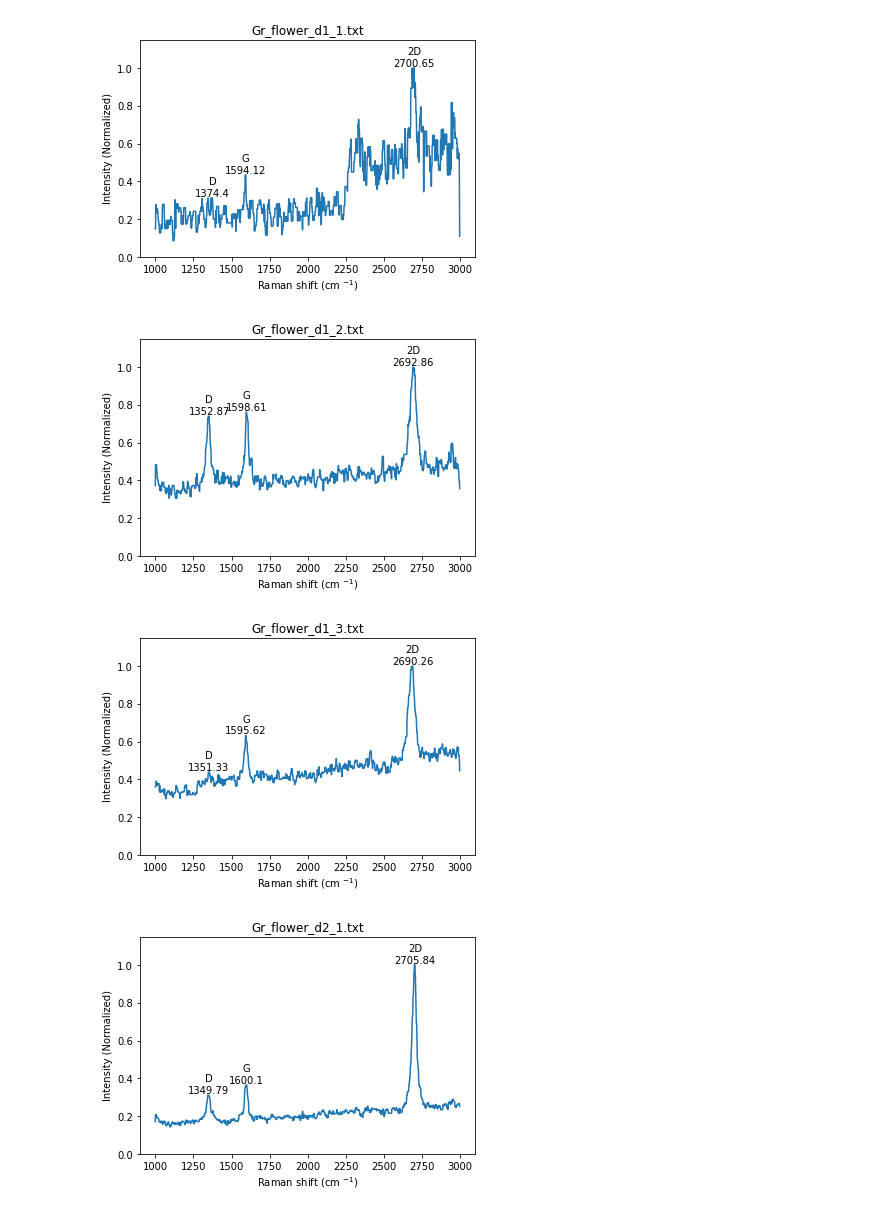
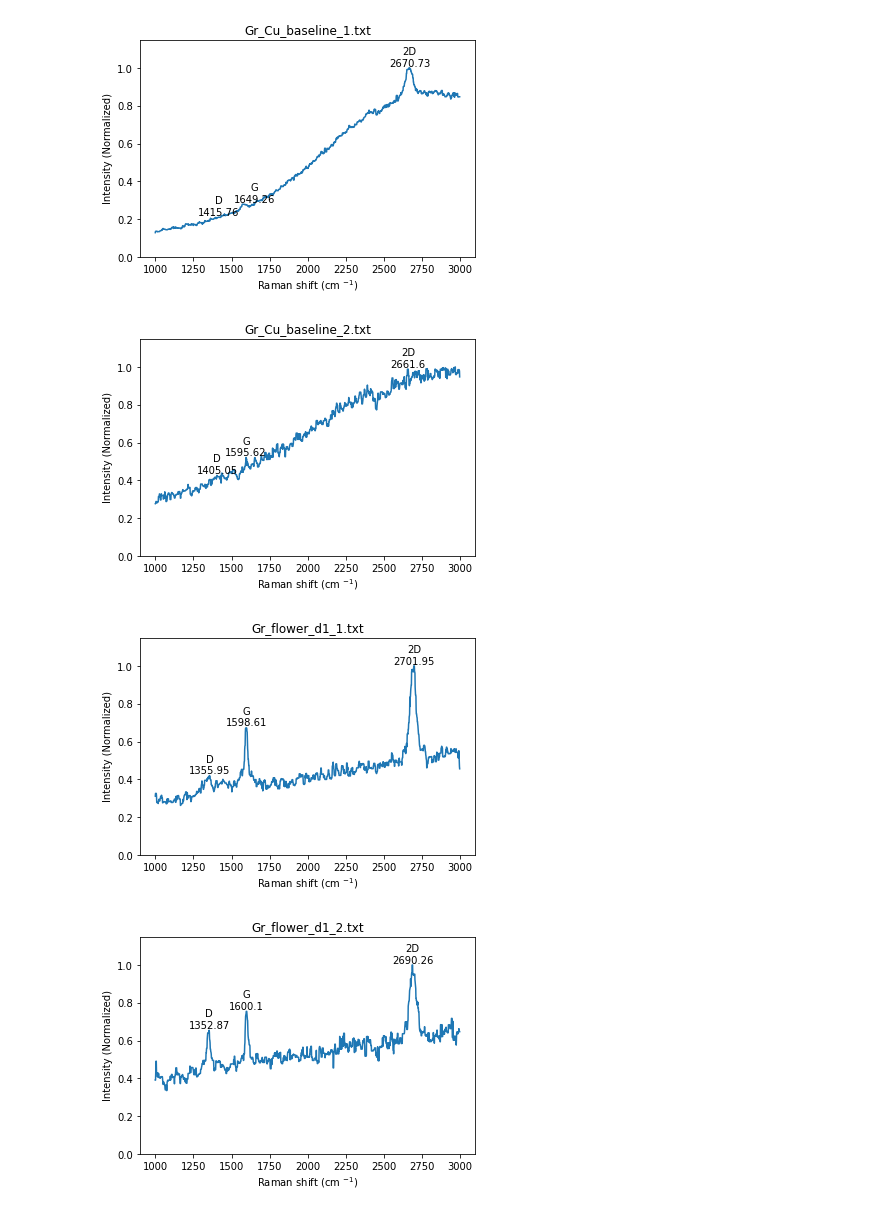
Before and after one commit to jlupoiii/GFET-covid-flu, a Jupyter notebook: Akinwande-lab-measurements/raman/raman_plot.ipynb, the cells around one changed output. Drawn from its saved outputs; the diff is of its cells as text; code cells hidden in the pictures.

Commit message:
added raman data 9/30/25

```diff
--- a/Akinwande-lab-measurements/raman/raman_plot.ipynb
+++ b/Akinwande-lab-measurements/raman/raman_plot.ipynb
@@ -6,7 +6,7 @@ import numpy as np
 
 from scipy.signal import medfilt
 # %%
-data_folder_name = 'Raman 25-09-25'
+data_folder_name = 'Raman 25-09-26'
 data_folder_path = 'data'
 # %%
 for filename in os.listdir(os.path.join(data_folder_path, data_folder_name)):
@@ -14,42 +14,55 @@ for filename in os.listdir(os.path.join(data_folder_path, data_folder_name)):
     x = data[:, 0]
     y = data[:, 1]
 
     y_filtered = medfilt(y, kernel_size=9)
     y_filtered = y_filtered / max(y_filtered)
     peaks_xy = []
+    graphene_flag = False # for labeling if the raman plot is for graphene or Si
 
     # D peak ~1350
     # G peak ~1580
     # 2D peak ~2700
     for peak_value in [1350, 1580, 2700]:
         try:
             mask = (x >= peak_value - 70) & (x <= peak_value + 70)
             x_subset = x[mask]
             y_subset = y_filtered[mask]
             max_idx = np.argmax(y_subset)
             x_at_max_y = x_subset[max_idx]
             peaks_xy.append((x_at_max_y, np.max(y_subset)))
+            graphene_flag = True
         except:
-            print('ERROR FINDING GRAPHENE PEAKS')
+            print('ERROR FINDING GRAPHENE PEAKS, TRYING TO DETECT SI PEAK')
+            try:
+                mask = (x >= 520 - 10) & (x <= 520 + 10)
+                x_subset = x[mask]
+                y_subset = y_filtered[mask]
+                max_idx = np.argmax(y_subset)
+                x_at_max_y = x_subset[max_idx]
+                peaks_xy.append((x_at_max_y, np.max(y_subset)))
+            except:
+                print('COULD NOT FIND ANY PEAKS')
 
     # plot and make pretty
     plt.plot(x, y_filtered)
     plt.xlabel(r'Raman shift (cm $^{-1}$)')
     plt.ylabel('Intensity (Normalized)')
     plt.ylim(0,1.15)
     plt.title(filename)
 
-    peak_names =['D', 'G', '2D']
-    # plotting peaks
-    for i, (x_peak, y_peak) in enumerate(peaks_xy):
-        # plt.scatter(x_peak, y_peak, color='red', zorder=5)
-        plt.scatter(x_peak,x_peak, marker='o', s=50)
-        plt.text(x_peak, y_peak, f'{peak_names[i]}\n' + str(x_peak), fontsize=10, color='black', ha='center', va='bottom')
-
+    if graphene_flag:
+        peak_names =['D', 'G', '2D']
+        # plotting peaks
+        for i, (x_peak, y_peak) in enumerate(peaks_xy):
+            plt.scatter(x_peak,x_peak, marker='o', s=50)
+            plt.text(x_peak, y_peak, f'{peak_names[i]}\n' + str(x_peak), fontsize=10, color='black', ha='center', va='bottom')
+    else:
+        plt.scatter(peaks_xy[0][0], peaks_xy[0][1], marker='o', s=50)
+        plt.text(peaks_xy[0][0], peaks_xy[0][1], f'Si\n' + str(peaks_xy[0][0]), fontsize=10, color='black', ha='center', va='bottom')
     plt.show()
     plt.close()
 # %% [output]
-[figure, old version]
+[figure, new version]
-[figure, old version]
+[figure, new version]
-[figure, old version]
+[figure, new version]
-[figure, old version]
+[figure, new version]
```
Also changed, not shown: parts of 1 cell of this notebook, 5 other files.
